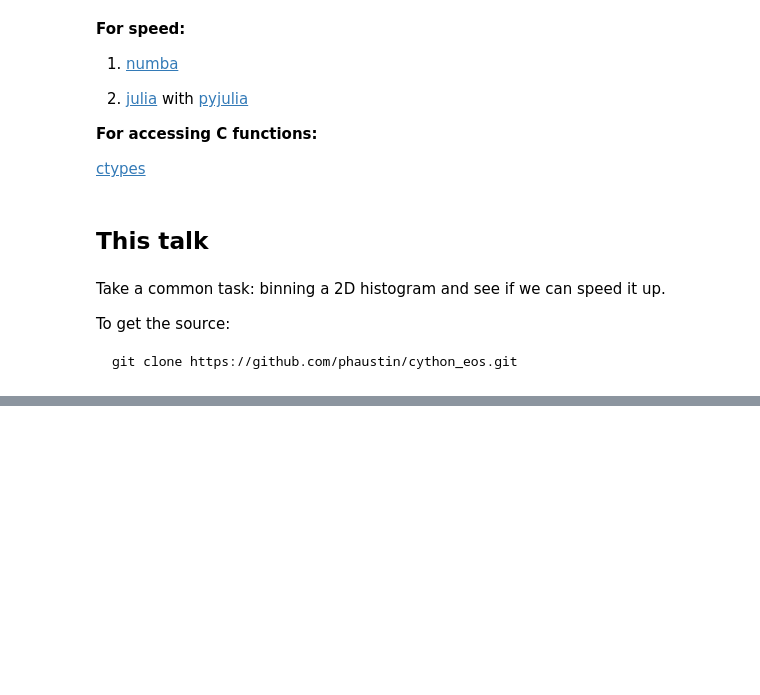
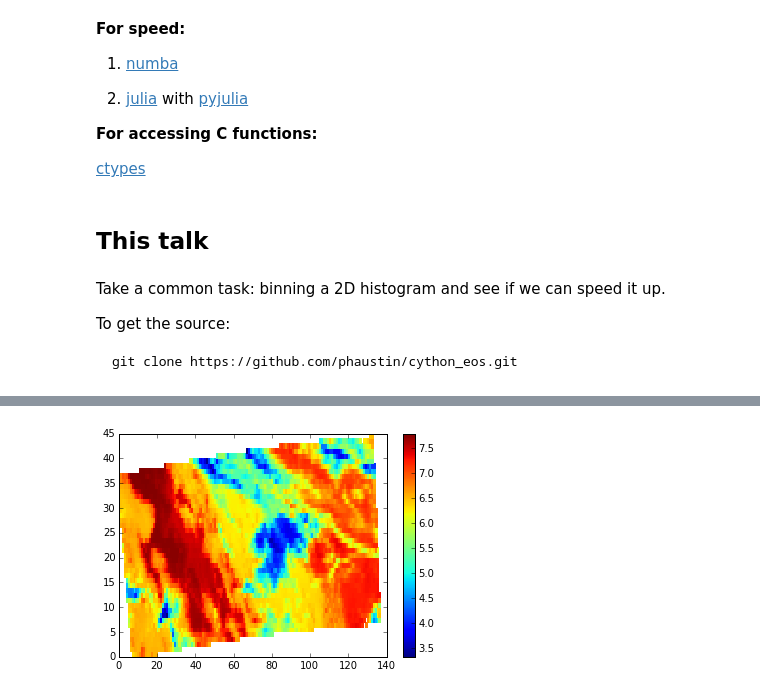
Before and after one commit to phaustin/cython_eos, a Jupyter notebook: cython_intro.ipynb, the cells around one changed output, grey strips where cells are left out. Drawn from its saved outputs; the diff is of its cells as text; code cells hidden in the pictures; blank space fills up the shorter version.

```diff
--- a/cython_intro.ipynb
+++ b/cython_intro.ipynb
@@ -64,0 +119,12 @@ downloaded 40 Mbytes
+# %%
+xlim=[np.min(lons), np.max(lons)]
+ylim=[np.min(lats), np.max(lats)]
+res=0.05  #bin width in degrees
+c31_grid, longitude, latitude, bin_count = reproj_slow(chan31, lons, lats, xlim, ylim, res)
+# %%
+fig,ax=plt.subplots(1,1)
+c31_mask=np.ma.masked_where(np.isnan(c31_grid), c31_grid)
+the_image=ax.pcolormesh(c31_mask)
+cb=fig.colorbar(the_image)
+# %% [output]
+[figure, added]
```
Also changed, not shown: parts of 19 cells of this notebook, 2 other files.
